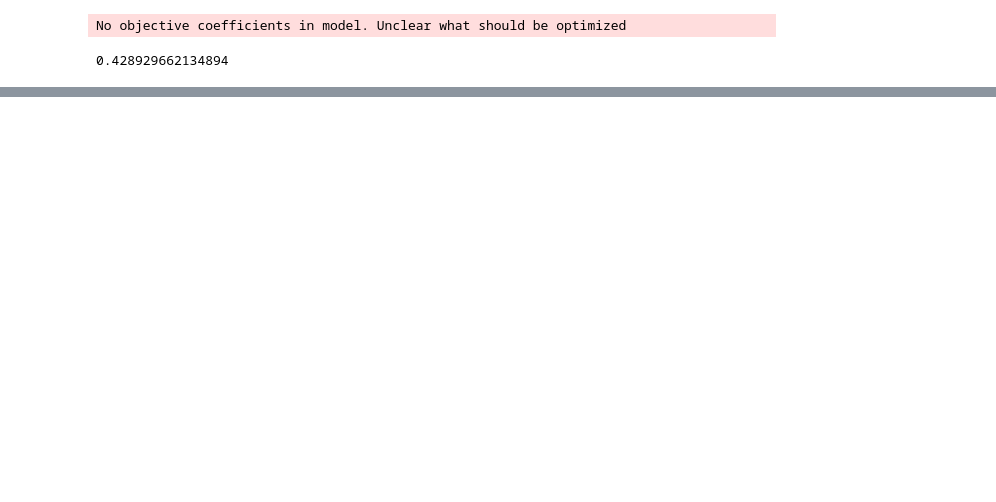
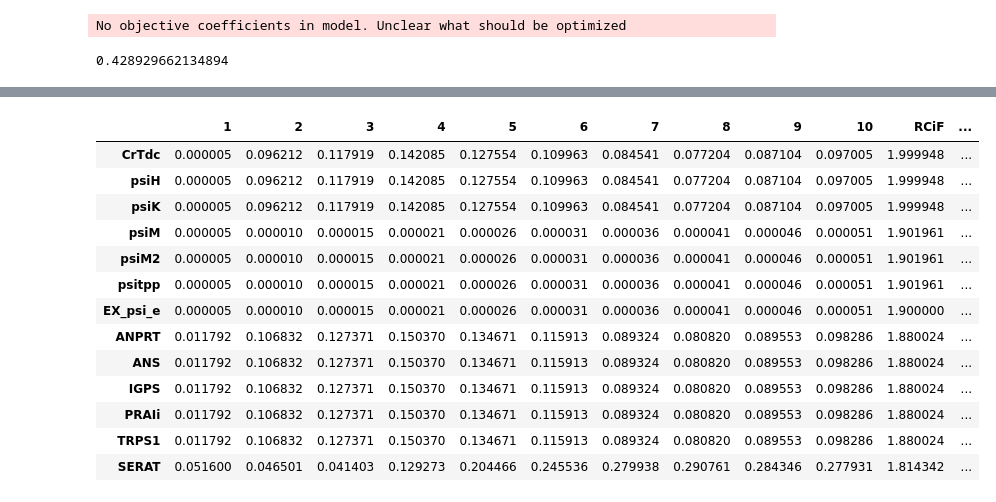
Before and after one commit to 27410/group-assignment-2021-Group-13-Psilocybin-production-in-Corynebacterium-glutamicum, a Jupyter notebook: fjarcopy.ipynb, the cells around one changed output, grey strips where cells are left out. Cells and saved outputs as stored; diff of their text form; code cells hidden in the pictures; blank space fills up the shorter version.

```diff
--- a/fjarcopy.ipynb
+++ b/fjarcopy.ipynb
@@ -16,0 +49,18 @@ fseof = FSEOF(model)
+# %%
+target_reactions = frdf.loc[(frdf['RCiF'] < 2.0) & (frdf['RCiF'] >= 1.8)] #Selecting Reactions with a change between 80 % and 99.99 %
+target_reactions.sort_values(by=['RCiF'], ascending= False)
+# %% [output]
+|  | 1 | 2 | 3 | 4 | 5 | 6 | 7 | 8 | 9 | 10 | RCiF | ... |
+| CrTdc | 0.000005 | 0.096212 | 0.117919 | 0.142085 | 0.127554 | 0.109963 | 0.084541 | 0.077204 | 0.087104 | 0.097005 | 1.999948 | ... |
+| psiH | 0.000005 | 0.096212 | 0.117919 | 0.142085 | 0.127554 | 0.109963 | 0.084541 | 0.077204 | 0.087104 | 0.097005 | 1.999948 | ... |
+| psiK | 0.000005 | 0.096212 | 0.117919 | 0.142085 | 0.127554 | 0.109963 | 0.084541 | 0.077204 | 0.087104 | 0.097005 | 1.999948 | ... |
+| psiM | 0.000005 | 0.000010 | 0.000015 | 0.000021 | 0.000026 | 0.000031 | 0.000036 | 0.000041 | 0.000046 | 0.000051 | 1.901961 | ... |
+| psiM2 | 0.000005 | 0.000010 | 0.000015 | 0.000021 | 0.000026 | 0.000031 | 0.000036 | 0.000041 | 0.000046 | 0.000051 | 1.901961 | ... |
+| psitpp | 0.000005 | 0.000010 | 0.000015 | 0.000021 | 0.000026 | 0.000031 | 0.000036 | 0.000041 | 0.000046 | 0.000051 | 1.901961 | ... |
+| EX_psi_e | 0.000005 | 0.000010 | 0.000015 | 0.000021 | 0.000026 | 0.000031 | 0.000036 | 0.000041 | 0.000046 | 0.000051 | 1.900000 | ... |
+| ANPRT | 0.011792 | 0.106832 | 0.127371 | 0.150370 | 0.134671 | 0.115913 | 0.089324 | 0.080820 | 0.089553 | 0.098286 | 1.880024 | ... |
+| ANS | 0.011792 | 0.106832 | 0.127371 | 0.150370 | 0.134671 | 0.115913 | 0.089324 | 0.080820 | 0.089553 | 0.098286 | 1.880024 | ... |
+| IGPS | 0.011792 | 0.106832 | 0.127371 | 0.150370 | 0.134671 | 0.115913 | 0.089324 | 0.080820 | 0.089553 | 0.098286 | 1.880024 | ... |
+| PRAIi | 0.011792 | 0.106832 | 0.127371 | 0.150370 | 0.134671 | 0.115913 | 0.089324 | 0.080820 | 0.089553 | 0.098286 | 1.880024 | ... |
+| TRPS1 | 0.011792 | 0.106832 | 0.127371 | 0.150370 | 0.134671 | 0.115913 | 0.089324 | 0.080820 | 0.089553 | 0.098286 | 1.880024 | ... |
+| SERAT | 0.051600 | 0.046501 | 0.041403 | 0.129273 | 0.204466 | 0.245536 | 0.279938 | 0.290761 | 0.284346 | 0.277931 | 1.814342 | ... |
```
Also changed, not shown: parts of 23 cells of this notebook.
